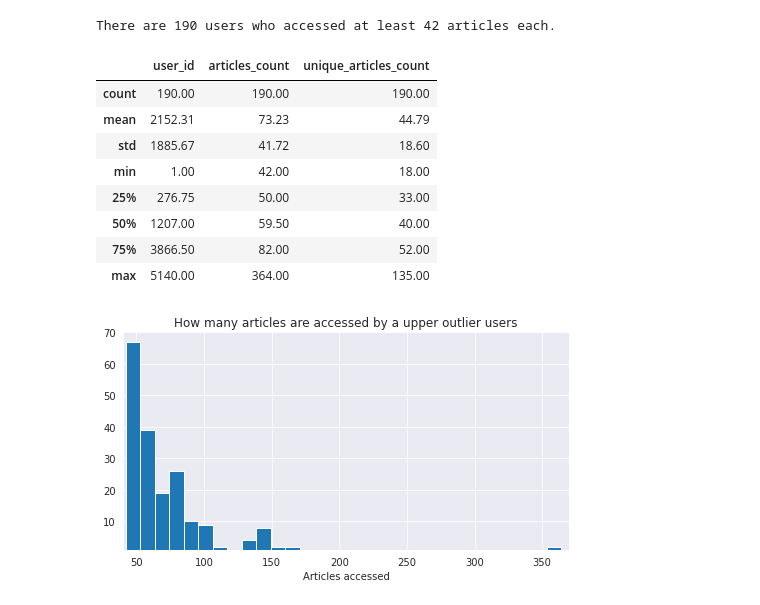
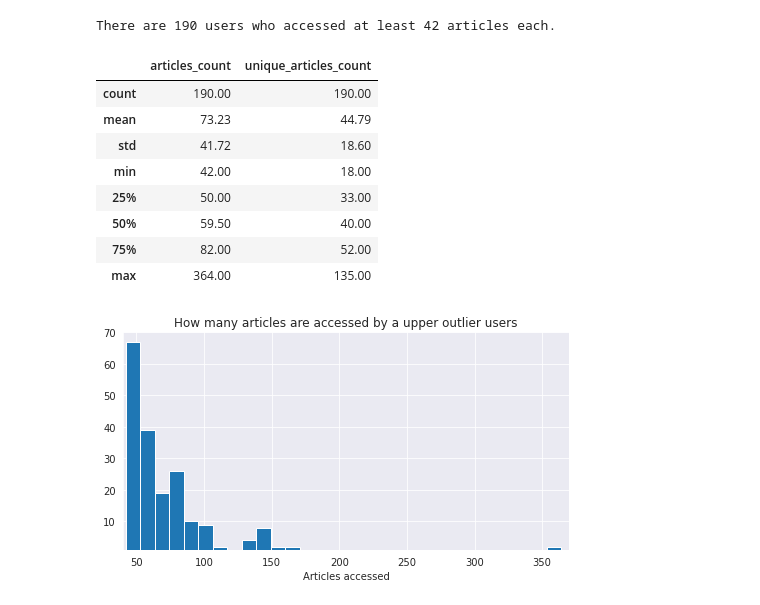
Before and after one commit to SolanaO/Recommendation_Systems, a Jupyter notebook: recommSys_P1_EDA.ipynb, the cells around one changed output. Drawn from its saved outputs; the diff is of its cells as text; code cells hidden in the pictures.

```diff
--- a/recommSys_P1_EDA.ipynb
+++ b/recommSys_P1_EDA.ipynb
@@ -216,17 +226,17 @@ print(f'There are {upper_outliers_users.shape[0]} users who accessed at least {u
 There are 190 users who accessed at least 42 articles each.
 # %%
 # Look at the 5 number statistics for the right tail outliers
-upper_outliers_users.describe()
+upper_outliers_users[['articles_count', 'unique_articles_count']].describe()
 # %% [output]
-|  | user_id | articles_count | unique_articles_count |
-| count | 190.00 | 190.00 | 190.00 |
-| mean | 2152.31 | 73.23 | 44.79 |
-| std | 1885.67 | 41.72 | 18.60 |
-| min | 1.00 | 42.00 | 18.00 |
-| 25% | 276.75 | 50.00 | 33.00 |
-| 50% | 1207.00 | 59.50 | 40.00 |
-| 75% | 3866.50 | 82.00 | 52.00 |
-| max | 5140.00 | 364.00 | 135.00 |
+|  | articles_count | unique_articles_count |
+| count | 190.00 | 190.00 |
+| mean | 73.23 | 44.79 |
+| std | 41.72 | 18.60 |
+| min | 42.00 | 18.00 |
+| 25% | 50.00 | 33.00 |
+| 50% | 59.50 | 40.00 |
+| 75% | 82.00 | 52.00 |
+| max | 364.00 | 135.00 |
 # %%
 # The histogram of the right tail outlier users data
 plt.figure(figsize=(8,4))
```
Also changed, not shown: parts of 24 cells of this notebook.
